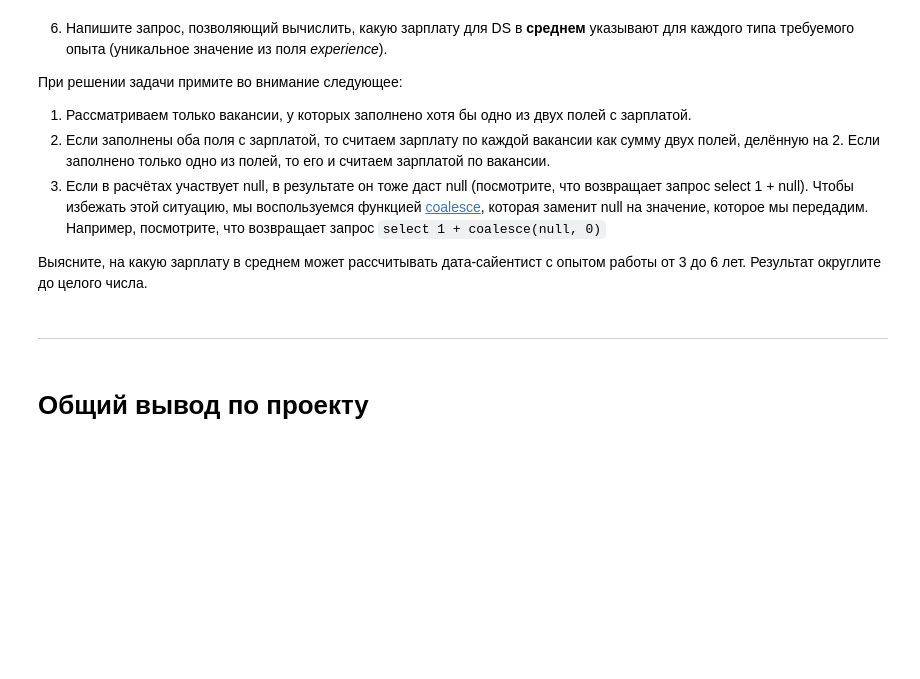
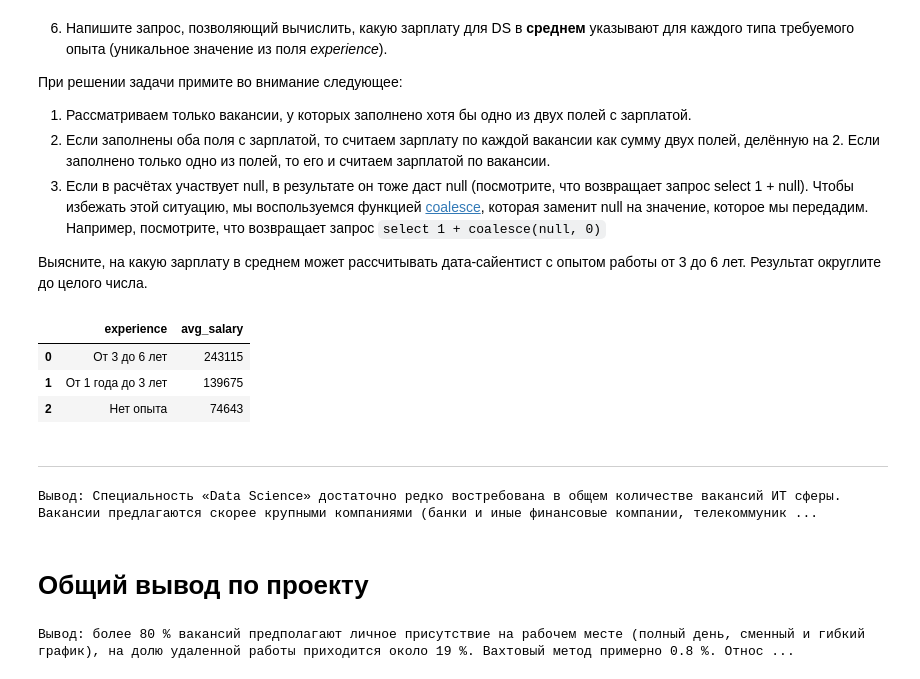
Before and after one commit to EvgeshaGo/evgeshago, a Jupyter notebook: Project_2_Анализ_вакансий/data/Project_2_Ноутбук_шаблон.ipynb, the cells around one changed output. Cells and saved outputs as stored; diff of their text form; code cells hidden in the pictures; blank space fills up the shorter version.

```diff
--- a/Project_2_Анализ_вакансий/data/Project_2_Ноутбук_шаблон.ipynb
+++ b/Project_2_Анализ_вакансий/data/Project_2_Ноутбук_шаблон.ipynb
@@ -595,14 +706,44 @@ yandex_million_areas
 Выясните, на какую зарплату в среднем может рассчитывать дата-сайентист с опытом работы от 3 до 6 лет. Результат округлите до целого числа.
 # %%
 # текст запроса
+query_6_6 = f'''SELECT
+                    experience,
+                    ROUND(AVG((COALESCE(salary_from, salary_to) + COALESCE(salary_to, salary_from)) / 2))::int avg_salary
+                FROM
+                    vacancies
+                WHERE
+                    (name ~* 'data scientist' OR
+                    name ~* 'data science' OR
+                    name ~* 'исследователь данных' OR
+                    (name ~ 'ML' AND name !~* 'HTML') OR
+                    name ~* 'machine learning' OR
+                    name ~* 'машинн.*обучен.*')
+                    AND
+                    (salary_from IS NOT NULL OR salary_to IS NOT NULL)
+                GROUP BY experience
+                ORDER BY avg_salary DESC
+             '''
 # %%
 # результат запроса
+avg_salary =pd.read_sql_query(query_6_6, connection)
+avg_salary
+# %% [output]
+|  | experience | avg_salary |
+| 0 | От 3 до 6 лет | 243115 |
+| 1 | От 1 года до 3 лет | 139675 |
+| 2 | Нет опыта | 74643 |
 # %% [markdown]
 ***
 # %%
 # выводы по предметному анализу
+print('Вывод: Специальность «Data Science» достаточно редко востребована в общем количестве вакансий ИТ сферы. Вакансии предлагаются скорее крупными компаниями (банки и иные финансовые компании, телекоммуникационные корпорации, интернет-гиганты торговой, социально-сетевой, игровой и т.п. направленности, торговые гиганты и т.п.), крупные промышленные компании и научные учреждения. Востребованы специалисты с опытом, с набором определенных ключевых навыков. Вакансии предлагаются в крупных городах, Москве, СПб. Возможная удаленная работа. Заработная плата в целом в два – три раза выше, чем в среднем для ИТ сферы. И зависит в первую очередь от опыта.')
+# %% [output]
+Вывод: Специальность «Data Science» достаточно редко востребована в общем количестве вакансий ИТ сферы. Вакансии предлагаются скорее крупными компаниями (банки и иные финансовые компании, телекоммуник ...
 # %% [markdown]
 # Общий вывод по проекту
 # %%
 # подведем итог исследования, обобщите выводы
 # здесь можно (это будет плюсом) провести дополнительные исследования данных, сделать прогнозы, продумать варианты продолжения исследования
+print('Вывод: более 80 % вакансий предполагают личное присутствие на рабочем месте (полный день, сменный и гибкий график), на долю удаленной работы приходится около 19 %. Вахтовый метод примерно 0.8 %. Относительно формата занятости: более 93 % вакансий предполагают полную занятость. Частичная занятость и стажировка - всего чуть больше 4 и полутра процентов, соответственно. Проектная работа, менее 1 %. Требуемый опыт работы указан в подавляющем количестве вакансий - более 85 %. При этом половина устанавливает опыт от 1 до 3 лет, почти 30 % от 3 до 6 лет и 2.7 % - больше 6 лет опыта. Опыт прямо связан зарплатными предложениями, при росте опыта растет предлагаемая зарплата.')
+# %% [output]
+Вывод: более 80 % вакансий предполагают личное присутствие на рабочем месте (полный день, сменный и гибкий график), на долю удаленной работы приходится около 19 %. Вахтовый метод примерно 0.8 %. Относ ...
```
Also changed, not shown: parts of 13 cells of this notebook.
